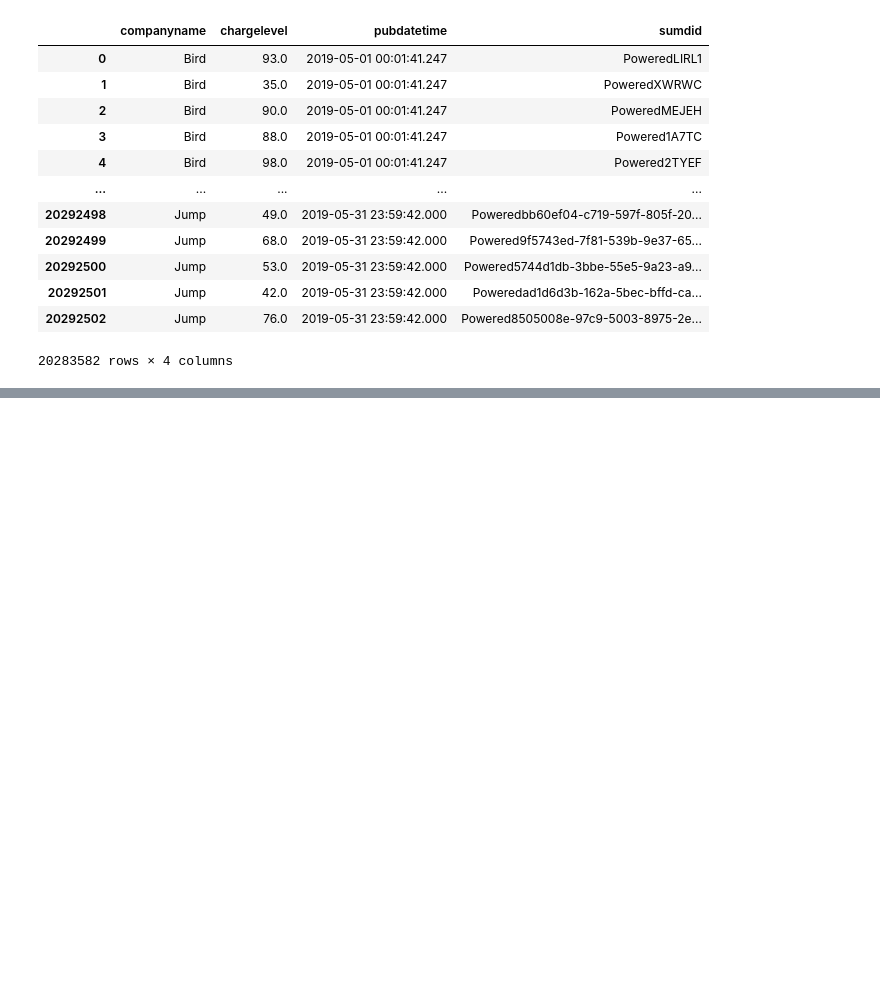
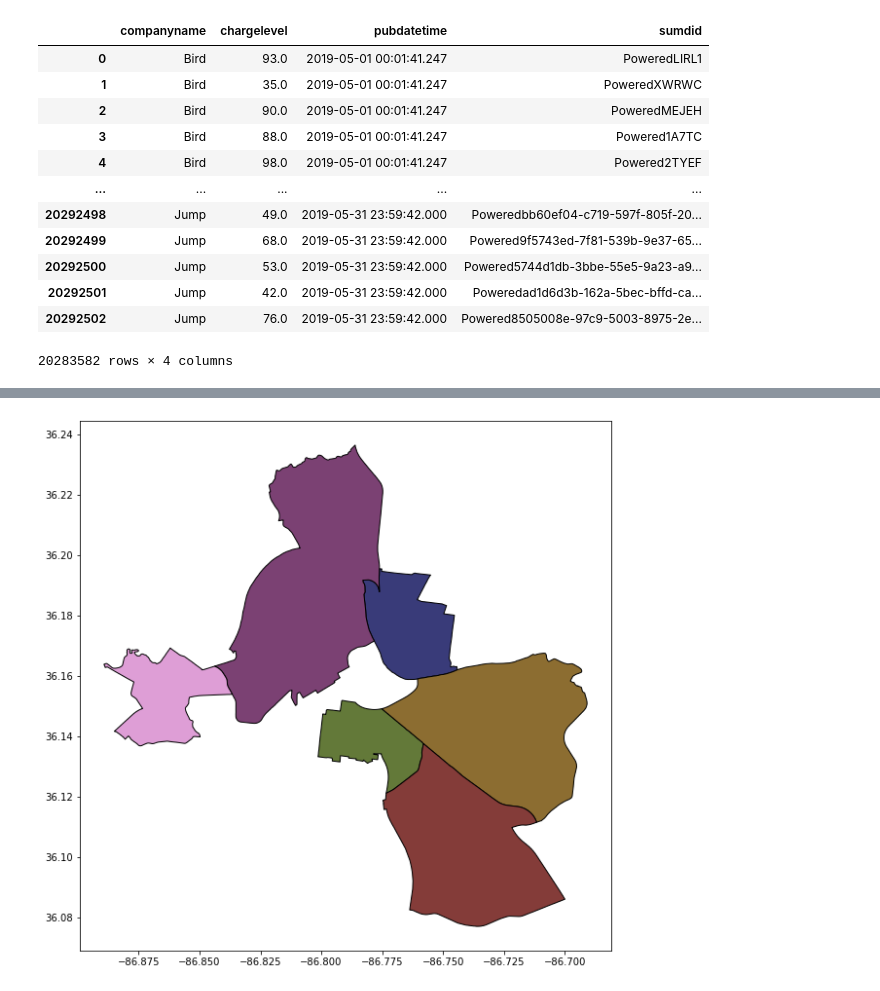
Before and after one commit to derektprice/mapping_scooters_nashville_python, a Jupyter notebook: notebooks/2_EDA_scooters_nashville.ipynb, the cells around one changed output, grey strips where cells are left out. Saved outputs shown, nothing was run; the diff lists cells and outputs as text; code cells hidden in the pictures; blank space fills up the shorter version.

```diff
--- a/notebooks/2_EDA_scooters_nashville.ipynb
+++ b/notebooks/2_EDA_scooters_nashville.ipynb
@@ -301,5 +302,3 @@ def day_df(df, month):
         dict1[i] = day
         months_dict[i] = dict1[i]
     return dict1
-# %%
-may['geometry'] = str(may.longitude) + str(may.latitude)
@@ -377,0 +346,12 @@ may_scooter_master = {scooter: {day1: {time:coord}}}
+# %%
+def scooter_daily_rt(df, month, day):
+    dict1 = {}
+    start_date = f"2019-{month_number[month]}-{str(day)}"
+    end_date = f"2019-{month_number[month]}-{str(day+1)}"
+    mask = (df['pubdatetime'] > start_date) & (df['pubdatetime'] <= end_date)
+    day_msk = df.loc[mask]
+    return day_msk
+
+may_1_rdm = may[may.sumdid=="PoweredLIRL1"]
+rando_scooter_rt = scooter_daily_rt(may_1_rdm, "May", 1)
+rando_scooter_rt
@@ -377,0 +412,8 @@ may_scooter_master = {scooter: {day1: {time:coord}}}
+# %%
+scooter_day_gdf = gpd.GeoDataFrame(rando_scooter_rt, crs=zips.crs, geometry=gpd.points_from_xy(rando_scooter_rt.longitude, rando_scooter_rt.latitude))
+leg_kwds = {'title': 'Zipcodes', 'loc': 'upper left', 'bbox_to_anchor': (1, 1.103), 'ncol':2}
+zips.plot(column='zip', figsize=(10,10), edgecolor='black', legend=True, legend_kwds=leg_kwds, cmap='tab20b')
+scooter_zips = gpd.sjoin(scooter_day_gdf, zips, op='within')
+plt.show()
+# %% [output]
+[figure, added]
```
Also changed, not shown: parts of 46 cells of this notebook, 1 other file.
